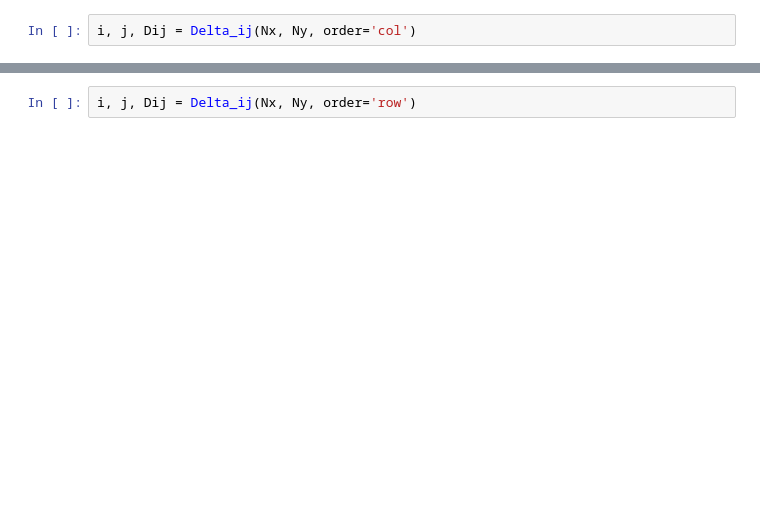
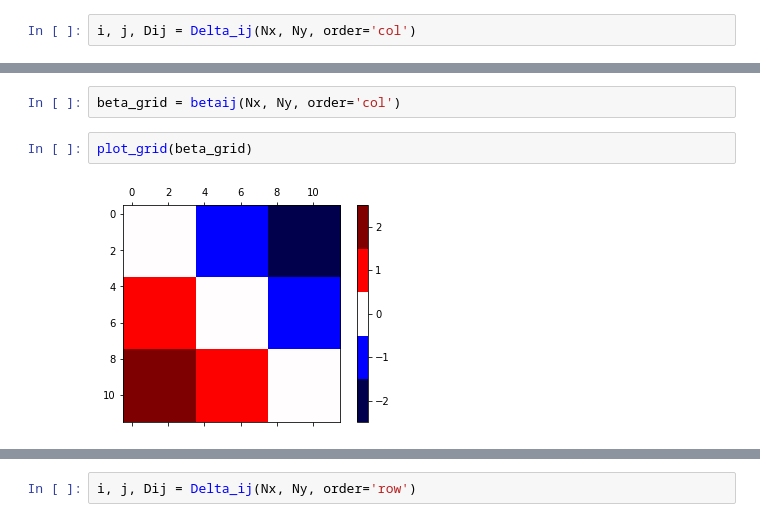
Before and after one commit to pinga-lab/Eq_Layer-Toeplitz, a Jupyter notebook: code/structure-A.ipynb, the cells around one changed output, grey strips where cells are left out. Drawn from its saved outputs; the diff is of its cells as text; blank space fills up the shorter version.

```diff
--- a/code/structure-A.ipynb
+++ b/code/structure-A.ipynb
@@ -357,0 +413,6 @@ plt.show()
+# %%
+beta_grid = betaij(Nx, Ny, order='col')
+# %%
+plot_grid(beta_grid)
+# %% [output]
+[figure, added]
```
Also changed, not shown: parts of 72 cells of this notebook.
